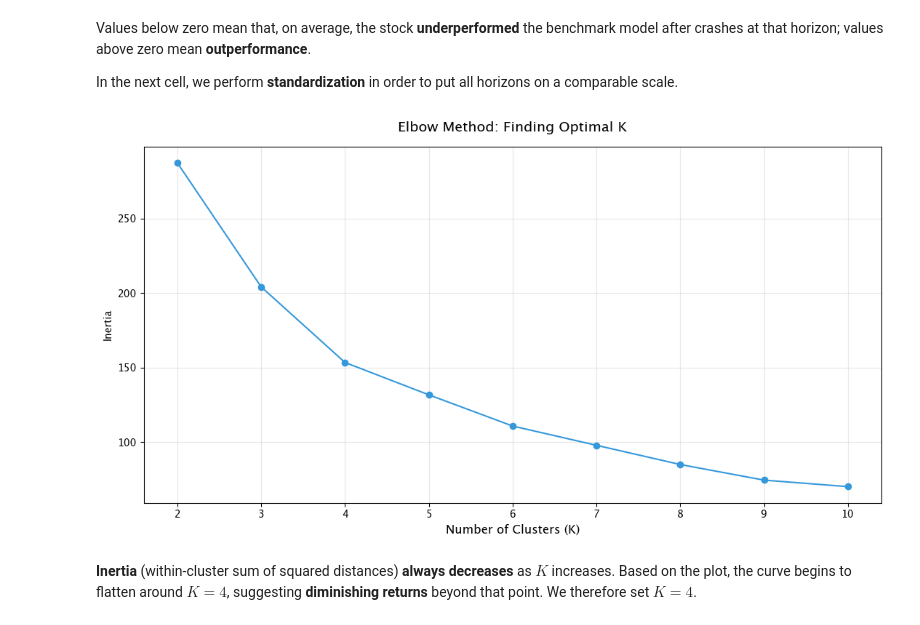
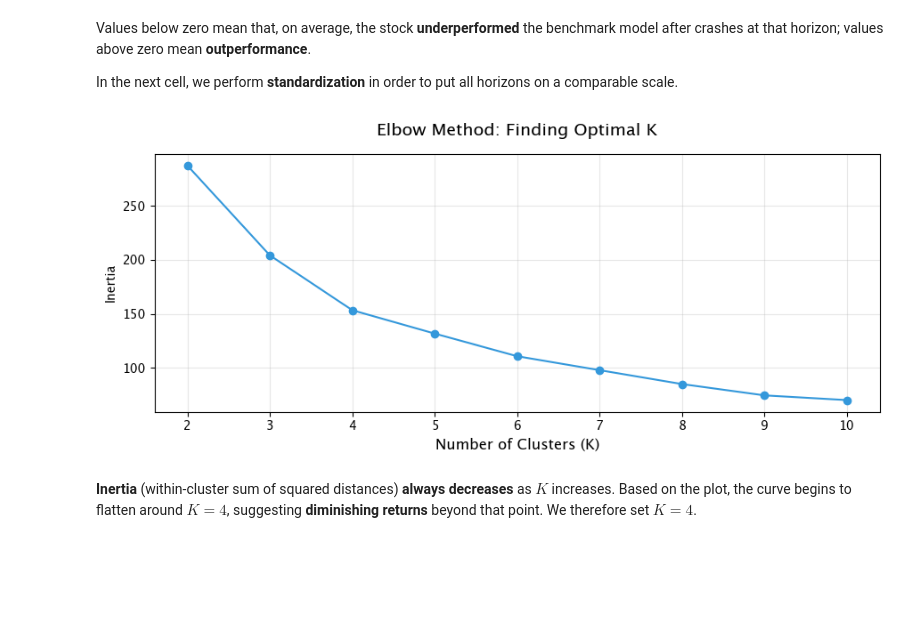
Before and after one commit to yannzg/sp500-rebounds, a Jupyter notebook: analysis.ipynb, the cells around one changed output. Drawn from its saved outputs; the diff is of its cells as text; code cells hidden in the pictures; blank space fills up the shorter version.

```diff
--- a/analysis.ipynb
+++ b/analysis.ipynb
@@ -1008,28 +1087,28 @@ In the next cell, we perform **standardization** in order to put all horizons on
 # %%
 # Standardize features
 scaler = StandardScaler()
 features_scaled = scaler.fit_transform(clustering_data)
 
 # Elbow method to find optimal K
 inertias = []
 K_range = range(2, 11)
 
 for k in K_range:
     kmeans = KMeans(n_clusters=k, random_state=42, n_init=10)
     kmeans.fit(features_scaled)
     inertias.append(kmeans.inertia_)
 
-fig, ax13 = plt.subplots(figsize=(11, 6))
+fig, ax13 = plt.subplots(figsize=(9, 4))
 
 ax13.plot(K_range, inertias, 'o-', color="#3498db")
 ax13.set_title('Elbow Method: Finding Optimal K', fontsize=14, pad=15)
 ax13.set_xlabel('Number of Clusters (K)', fontsize=12,)
 ax13.set_ylabel('Inertia')
 ax13.grid(True, alpha=0.3)
 plt.tight_layout()
 plt.show()
 # %% [output]
-[figure, old version]
+[figure, new version]
 # %% [markdown]
 **Inertia** (within-cluster sum of squared distances) **always decreases** as $K$ increases. Based on the plot, the curve begins to flatten around $K=4$, suggesting **diminishing returns** beyond that point. We therefore set **$K = 4$**.
 # %%
```
Also changed, not shown: parts of 8 cells of this notebook.
